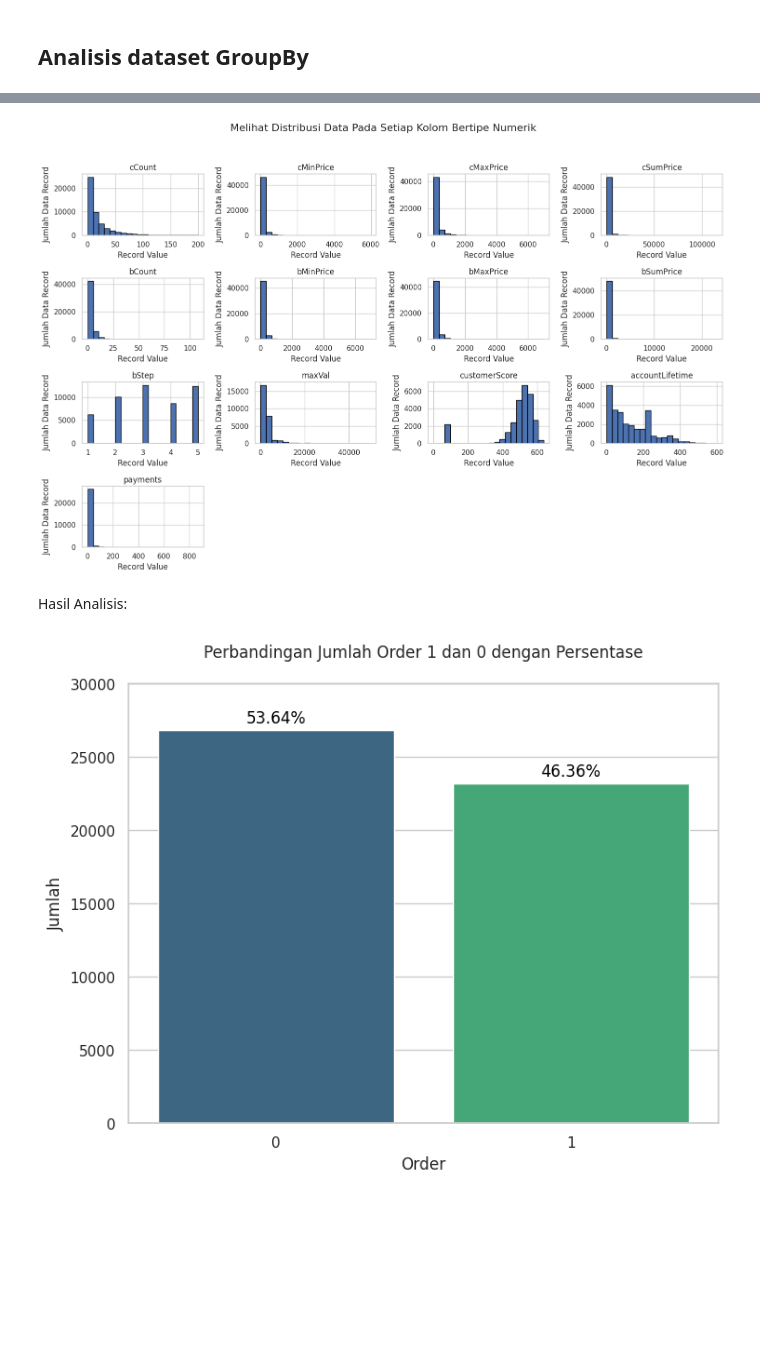
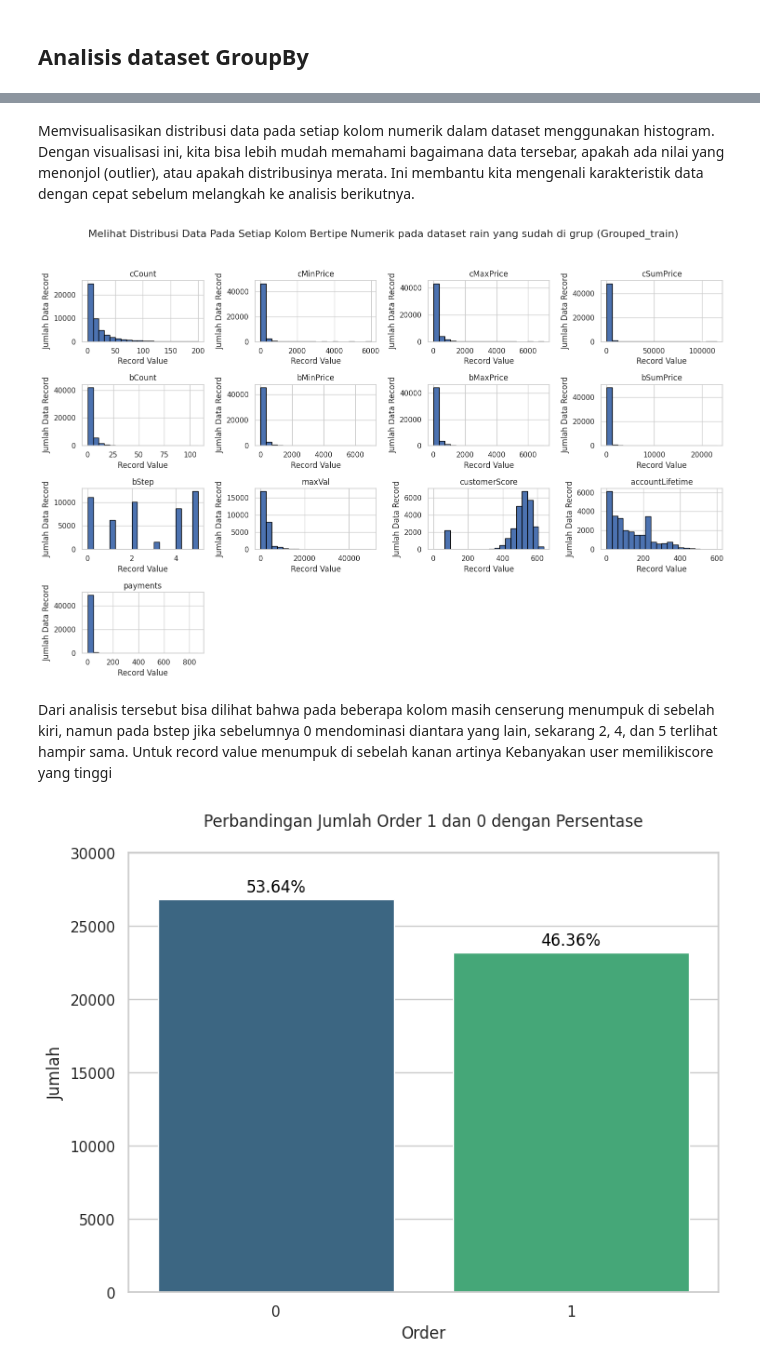
Before and after one commit to putrahadiyanto/Kelompok5_Tugas3_DataMining, a Jupyter notebook: EDA DataMining 2.ipynb, the cells around one changed output, grey strips where cells are left out. Drawn from its saved outputs; the diff is of its cells as text; code cells hidden in the pictures; blank space fills up the shorter version.

```diff
--- a/EDA DataMining 2.ipynb
+++ b/EDA DataMining 2.ipynb
@@ -222,4 +293,3 @@ Pengubahan nilai pada kolom `order` dari 'y' menjadi 1 dan 'n' menjadi 0 bertuju
 # %%
 # Mengubah value kolom order 'y' jadi 1 dan 'n' jadi 0
 transact_train['order'] = transact_train['order'].replace({'y': 1, 'n': 0})
-transact_class['order'] = transact_train['order'].replace({'y': 1, 'n': 0})
@@ -312,9 +433,26 @@ plt.show()
 ### Identifikasi Session Dengan Record Terbanyak  dan Observasi Timeline Setiap Atribut
 # %% [markdown]
 Plot ini membantu kita melihat pola di setiap kolom numerik pada sesi yang paling sering muncul, sehingga kita bisa dengan mudah menangkap variasi dan tren yang mungkin penting dalam sesi tersebut.
+# %%
+# Tentukan kolom yang ingin digunakan untuk plot
+numeric_columns = ['duration', 'cCount', 'cMinPrice', 'cMaxPrice', 'cSumPrice',
+                   'bCount', 'bMinPrice', 'bMaxPrice', 'bSumPrice', 'bStep']
+
+#Temukan sessionNo dengan kemunculan terbanyak
+session_mode = transact_train['sessionNo'].mode()[0]
+
+# Filter data untuk sessionNo yang paling banyak
+mode_data = transact_train[transact_train['sessionNo'] == session_mode]
+
+# Pilih kolom bertipe numerik untuk plot
+x_values = range(len(mode_data))
 # %%
-# Menyiapkan grid 2x4 untuk subplot
-fig, axes = plt.subplots(2, 4, figsize=(20, 10))
+# Menyiapkan grid sesuai jumlah kolom yang ingin dipetakan
+num_columns = len(numeric_columns)
+rows = (num_columns // 4) + (num_columns % 4 > 0)  # Menentukan jumlah baris berdasarkan kolom
+
+# Menyiapkan grid dengan jumlah baris dan kolom yang tepat
+fig, axes = plt.subplots(rows, 4, figsize=(20, 5 * rows))
 fig.suptitle(f"Line Charts Untuk Kolom Bertipe Numerik (sessionNo = {session_mode})", fontsize=16)
 
 # Meratakan array axes untuk mempermudah indexing
@@ -328,6 +466,10 @@ for i, column in enumerate(numeric_columns):
     axes[i].set_ylabel(column)
     axes[i].grid(True)
 
+# Sembunyikan subplot kosong
+for i in range(num_columns, len(axes)):
+    axes[i].axis('off')
+
 # Menyesuaikan layout agar lebih mudah dibaca
 plt.tight_layout(rect=[0, 0, 1, 0.95])  # Menambah ruang untuk judul utama
 
@@ -504,20 +684,29 @@ aggregation_rules = {
     'bMaxPrice': 'max',
     'bSumPrice': 'max',
     'bStep': 'max',
-    'availability': last_non_empty,
     'maxVal': 'max',
     'customerScore': last_non_empty,
     'accountLifetime': last_non_empty,
     'payments': 'max',
     'age': last_non_empty,
-    'address': last_non_empty,
-    'lastOrder': last_non_empty,
+    'lastOrder' : 'max',
+    'login' : 'max',
     'order': last_non_empty
 }
 
+# Kolom hasil OneHotEncoding untuk 'availability' dan 'address'
+availability_columns = [col for col in transact_train.columns if col.startswith('availability')]
+address_columns = [col for col in transact_train.columns if col.startswith('address')]
+
+# Gabungkan kolom-kolom OneHotEncoded dengan aturan agregasi yang ada
+aggregation_rules.update({col: 'max' for col in availability_columns})
+aggregation_rules.update({col: 'max' for col in address_columns})
+
+aggregation_rules_class = {key: val for key, val in aggregation_rules.items() if key != 'order'}
+
 # Terapkan aturan agregasi ke DataFrame
 grouped_train = transact_train.groupby('sessionNo').agg(aggregation_rules).reset_index()
-grouped_class = transact_class.groupby('sessionNo').agg(aggregation_rules).reset_index()
+grouped_class = transact_class.groupby('sessionNo').agg(aggregation_rules_class).reset_index()
 
 # Tampilkan hasil dari DataFrame
 grouped_train.head()
@@ -771,32 +1064,34 @@ plt.show()
+# %% [markdown]
+Memvisualisasikan distribusi data pada setiap kolom numerik dalam dataset menggunakan histogram. Dengan visualisasi ini, kita bisa lebih mudah memahami bagaimana data tersebar, apakah ada nilai yang menonjol (outlier), atau apakah distribusinya merata. Ini membantu kita mengenali karakteristik data dengan cepat sebelum melangkah ke analisis berikutnya.
 # %%
 # Membuat list kolom yang akan ditampilkan
 columns_to_plot = ['cCount', 'cMinPrice', 'cMaxPrice', 'cSumPrice',
                    'bCount', 'bMinPrice', 'bMaxPrice', 'bSumPrice',
                    'bStep', 'maxVal', 'customerScore', 'accountLifetime', 'payments']
 
 # Membuat histogram untuk setiap kolom di 'columns_to_plot'
 fig, axes = plt.subplots(len(columns_to_plot) // 4 + 1, 4, figsize=(15, 10))  # Buat grid
 axes = axes.flatten()  # Flatten untuk akses subplot yang lebih mudah
 
 # Loop untuk membuat histogram per kolom dan menambahkan label masing-masing
 for i, col in enumerate(columns_to_plot):
     grouped_train[col].hist(bins=20, ax=axes[i], edgecolor='black')
     axes[i].set_title(col)  # Judul untuk setiap subplot
     axes[i].set_xlabel('Record Value')  # Label X untuk setiap kolom
     axes[i].set_ylabel('Jumlah Data Record')  # Label Y untuk setiap kolom
 
 # Menghapus subplot kosong jika ada
 for j in range(i + 1, len(axes)):
     fig.delaxes(axes[j])
 
 # Menambahkan judul utama
-fig.suptitle('Melihat Distribusi Data Pada Setiap Kolom Bertipe Numerik', fontsize=16)
+fig.suptitle('Melihat Distribusi Data Pada Setiap Kolom Bertipe Numerik pada dataset rain yang sudah di grup (Grouped_train)', fontsize=16)
 plt.tight_layout(rect=[0, 0, 1, 0.95])
 plt.show()
 # %% [output]
-[figure, old version]
+[figure, new version]
-# %% [markdown]
-Hasil Analisis:
+# %% [markdown]
+Dari analisis tersebut bisa dilihat bahwa pada beberapa kolom masih censerung menumpuk di sebelah kiri, namun pada bstep jika sebelumnya 0 mendominasi diantara yang lain, sekarang 2, 4, dan 5 terlihat hampir sama. Untuk record value menumpuk di sebelah kanan artinya Kebanyakan user memilikiscore yang tinggi
 # %%
 # Menghitung jumlah dan persentase order 0 dan 1
 order_counts = grouped_train['order'].value_counts()
```
Also changed, not shown: parts of 126 cells of this notebook, 1 other file.
